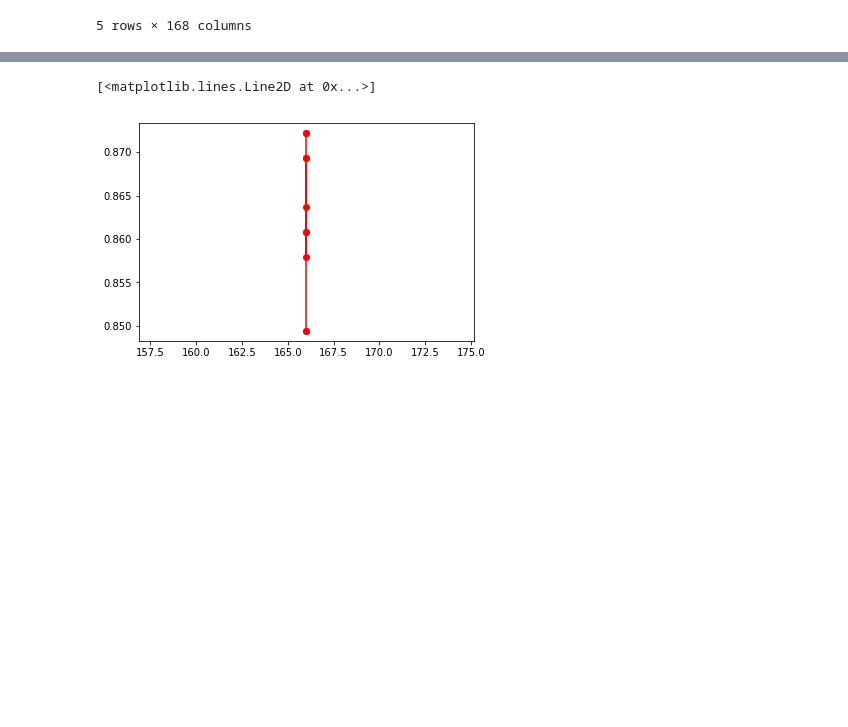
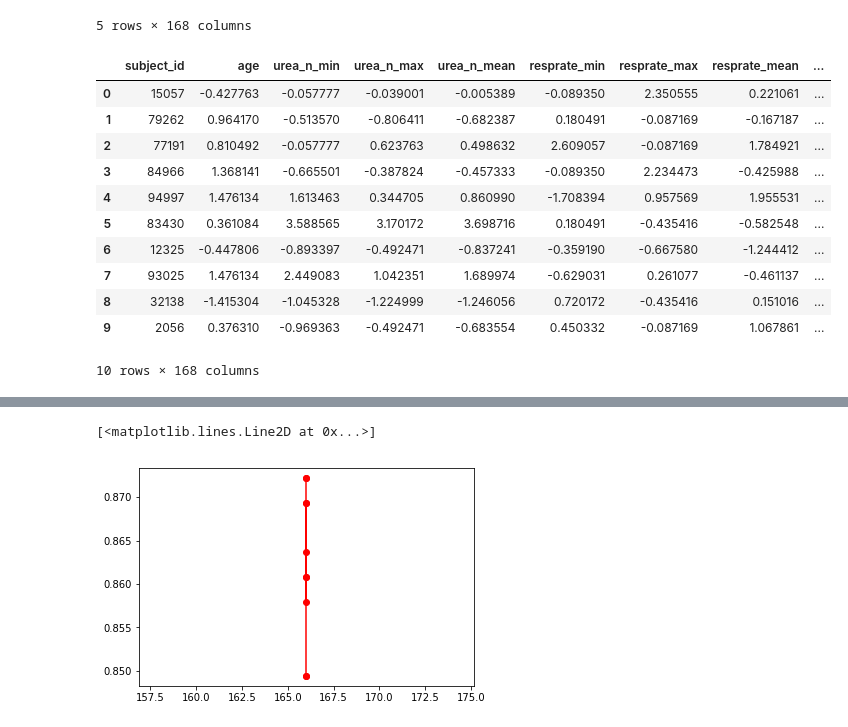
Before and after one commit to ojaswee/predicting_patient_mortality, a Jupyter notebook: 05_regression.ipynb, the cells around one changed output, grey strips where cells are left out. Drawn from its saved outputs; the diff is of its cells as text; code cells hidden in the pictures; blank space fills up the shorter version.

```diff
--- a/05_regression.ipynb
+++ b/05_regression.ipynb
@@ -22,3 +22,22 @@ df.head()
 | 3 | 84966 | 88.232043 | 8.0 | 27.0 | 17.692308 | 10.0 | 51 | 17.770833 | ... |
 | 4 | 94997 | 90.000000 | 38.0 | 48.0 | 42.250000 | 4.0 | 40 | 26.360000 | ... |
 5 rows × 168 columns
+# %%
+x_data =df.iloc[:,1:df.shape[1]-1]
+x_scaled = pd.DataFrame(preprocessing.StandardScaler().fit(x_data).transform(x_data))
+x_scaled.columns = x_data.columns
+df.iloc[:,1:df.shape[1]-1] = x_scaled
+df.head(10)
+# %% [output]
+|  | subject_id | age | urea_n_min | urea_n_max | urea_n_mean | resprate_min | resprate_max | resprate_mean | ... |
+| 0 | 15057 | -0.427763 | -0.057777 | -0.039001 | -0.005389 | -0.089350 | 2.350555 | 0.221061 | ... |
+| 1 | 79262 | 0.964170 | -0.513570 | -0.806411 | -0.682387 | 0.180491 | -0.087169 | -0.167187 | ... |
+| 2 | 77191 | 0.810492 | -0.057777 | 0.623763 | 0.498632 | 2.609057 | -0.087169 | 1.784921 | ... |
+| 3 | 84966 | 1.368141 | -0.665501 | -0.387824 | -0.457333 | -0.089350 | 2.234473 | -0.425988 | ... |
+| 4 | 94997 | 1.476134 | 1.613463 | 0.344705 | 0.860990 | -1.708394 | 0.957569 | 1.955531 | ... |
+| 5 | 83430 | 0.361084 | 3.588565 | 3.170172 | 3.698716 | 0.180491 | -0.435416 | -0.582548 | ... |
+| 6 | 12325 | -0.447806 | -0.893397 | -0.492471 | -0.837241 | -0.359190 | -0.667580 | -1.244412 | ... |
+| 7 | 93025 | 1.476134 | 2.449083 | 1.042351 | 1.689974 | -0.629031 | 0.261077 | -0.461137 | ... |
+| 8 | 32138 | -1.415304 | -1.045328 | -1.224999 | -1.246056 | 0.720172 | -0.435416 | 0.151016 | ... |
+| 9 | 2056 | 0.376310 | -0.969363 | -0.492471 | -0.683554 | 0.450332 | -0.087169 | 1.067861 | ... |
+10 rows × 168 columns
```
Also changed, not shown: parts of 10 cells of this notebook, 1 other file.
